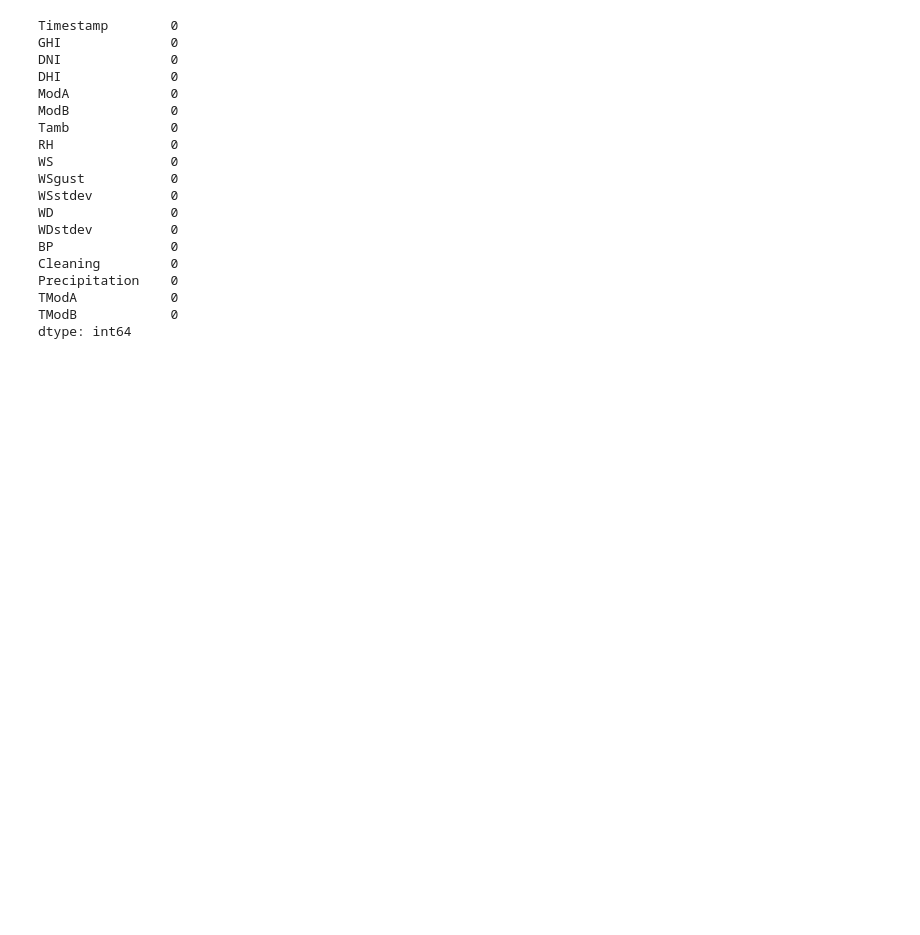
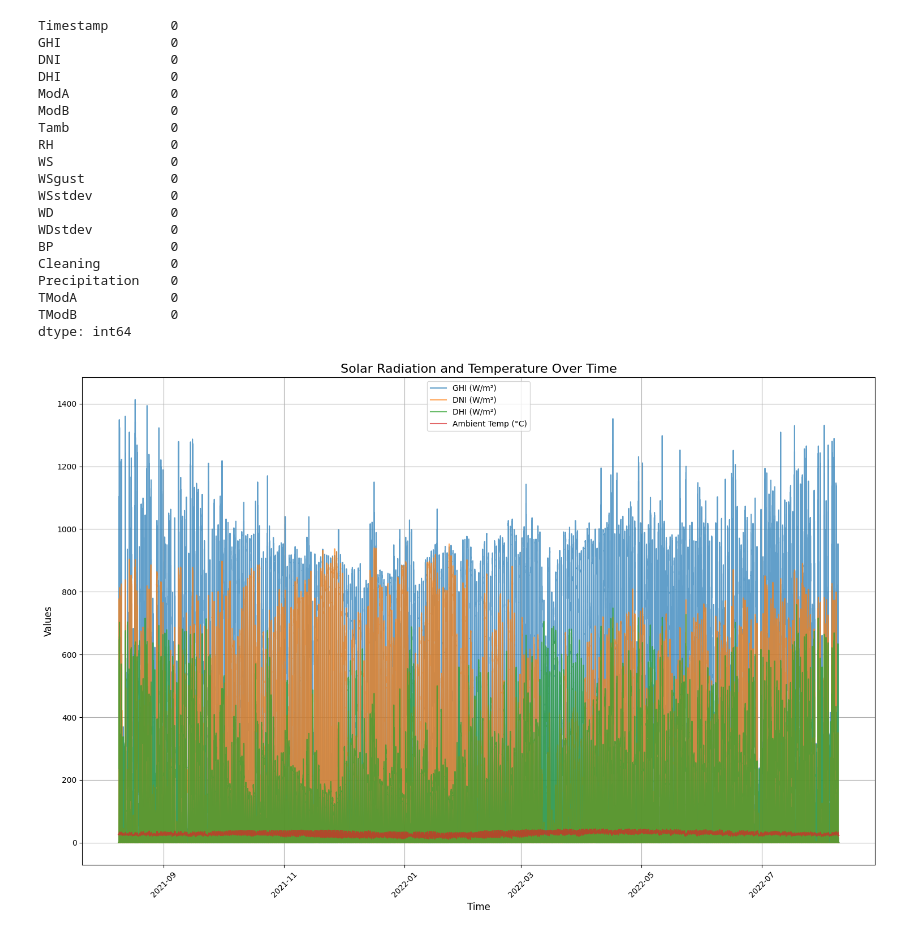
Before and after one commit to SaraFedlu/Solar-insights-analysis, a Jupyter notebook: notebooks/eda_benin.ipynb, the cells around one changed output. Cells and saved outputs as stored; diff of their text form; code cells hidden in the pictures; blank space fills up the shorter version.

Commit message:
visualize cleaned data

```diff
--- a/notebooks/eda_benin.ipynb
+++ b/notebooks/eda_benin.ipynb
@@ -132,3 +132,21 @@ Precipitation    0
 TModA            0
 TModB            0
 dtype: int64
+# %%
+# Plot GHI, DNI, DHI, and Tamb over time
+plt.figure(figsize=(15, 10))
+plt.plot(data_benin['Timestamp'], data_benin['GHI'], label='GHI (W/m²)', alpha=0.7)
+plt.plot(data_benin['Timestamp'], data_benin['DNI'], label='DNI (W/m²)', alpha=0.7)
+plt.plot(data_benin['Timestamp'], data_benin['DHI'], label='DHI (W/m²)', alpha=0.7)
+plt.plot(data_benin['Timestamp'], data_benin['Tamb'], label='Ambient Temp (°C)', alpha=0.7)
+plt.title('Solar Radiation and Temperature Over Time', fontsize=16)
+plt.xlabel('Time', fontsize=12)
+plt.ylabel('Values', fontsize=12)
+plt.legend()
+plt.grid(True)
+plt.xticks(rotation=45)
+plt.tight_layout()
+
+plt.show()
+# %% [output]
+[figure, added]
```
Also changed, not shown: parts of 2 cells of this notebook.
